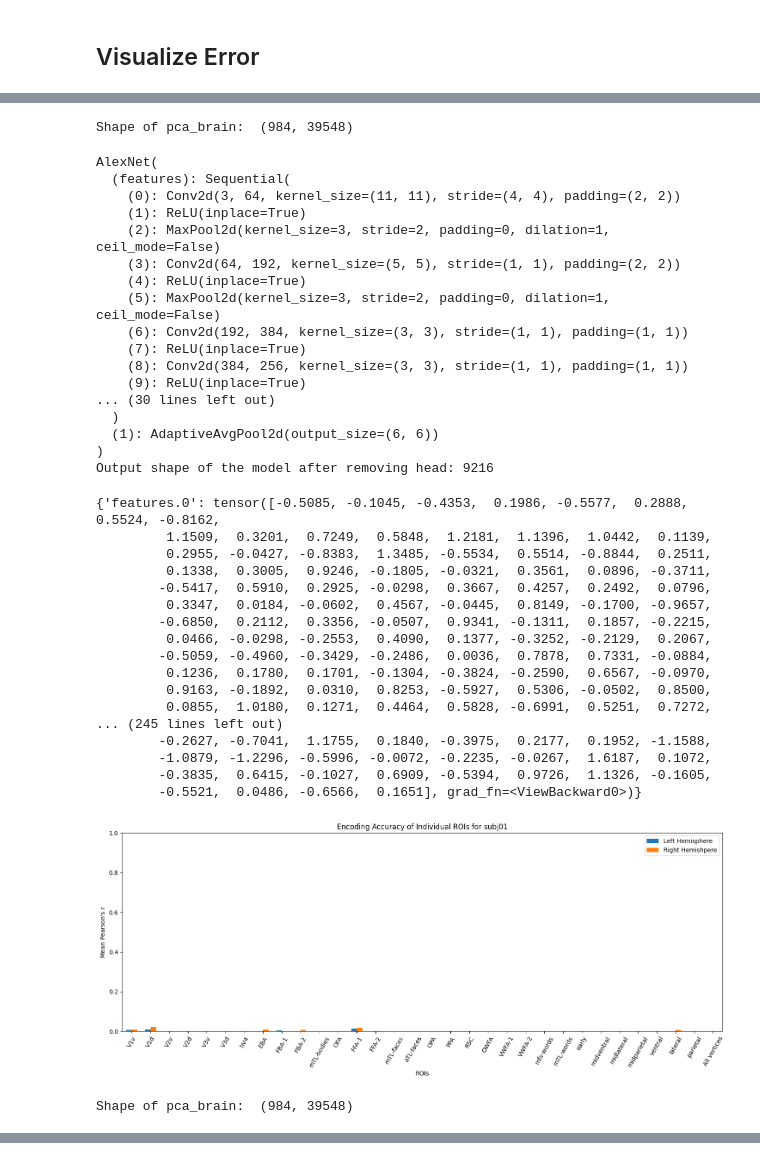
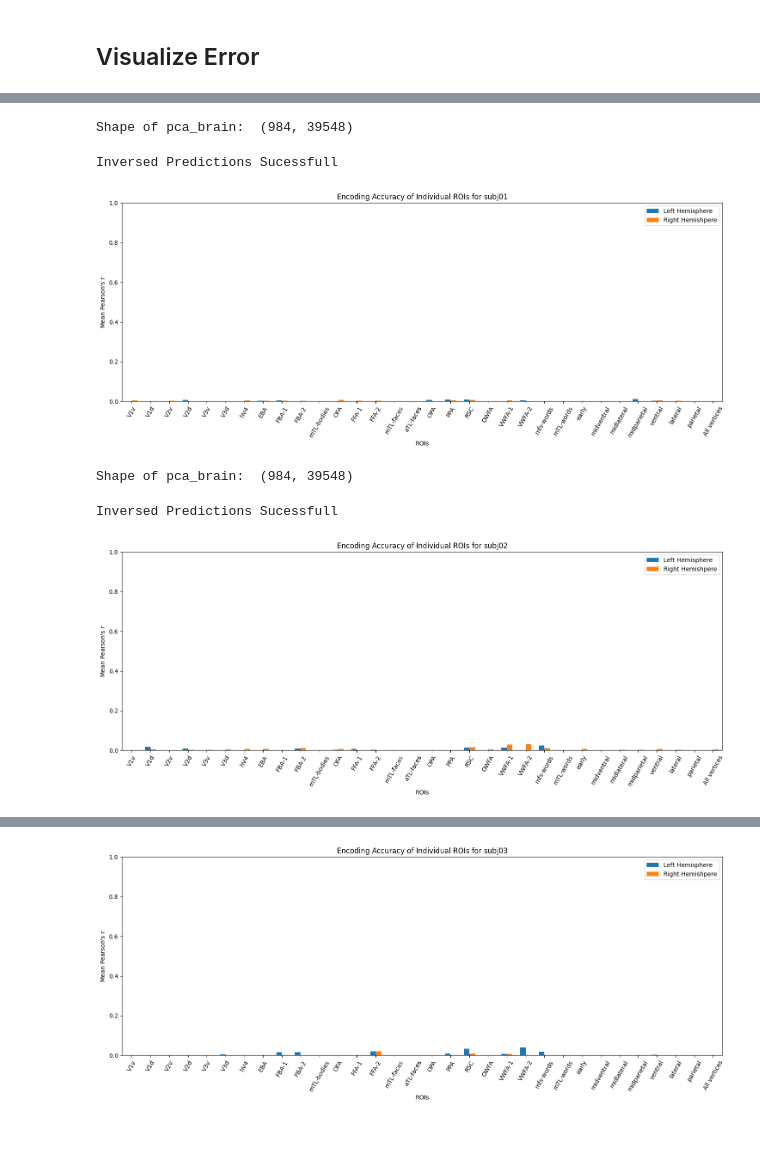
Before and after one commit to RaghavVacher/aml_project_2023, a Jupyter notebook: hpc/prettified model analysis.ipynb, the cells around one changed output, grey strips where cells are left out. Saved outputs shown, nothing was run; the diff lists cells and outputs as text; code cells hidden in the pictures; blank space fills up the shorter version.

Commit message:
ROI plots + script with funcs

```diff
--- a/hpc/prettified model analysis.ipynb
+++ b/hpc/prettified model analysis.ipynb
@@ -14,8 +14,8 @@ fsaverage = datasets.fetch_surf_fsaverage('fsaverage')
 checkpoint_path = '/Users/emilykruger/Documents/GitHub/aml_project_2023/hpc/utils/trained_models/alexnet_LR0.00015_SAMPLES_all_EPOCHS100_BATCHSIZE_64_TIME_2023-12-11_13:10:42.pt'
 backbone = 'alexnet'
 simple_head_state=True
-#subject_id = 3
-#image_id = 34
+subject_id = 3
+image_id = 34
 # %% [markdown]
 # Loading and (Pre-)Processing
 # %%
@@ -278,99 +308,36 @@ for subject_id in list(range(1,8+1)):
     #load images and original activations
     brain, image_paths = load_subject_data(subject_id)
 
     #pick image and activation
     images = []
     for i in range(len(image_paths)):
         image = np.load(image_paths[i])
         image = preprocess(image)
         images.append(image)
     activation = torch.Tensor(brain)
 
-    output_size = 100
-
-    # Check if GPU is available and if not, use CPU
-    device = torch.device('cuda' if torch.cuda.is_available() else 'cpu')
-
-    #Load in model & Create feature extractor
-    trained_model_state_dict = torch.load(checkpoint_path, map_location = device)
-    feature_extractor = torch.hub.load('utils', backbone, source = 'local')
-
-    trained_model = ResNet1HeadID(output_size = output_size, feature_extractor= feature_extractor, simple_head=simple_head_state).eval()
-    trained_model.load_state_dict(trained_model_state_dict["model_state_dict"])
-    trained_model_backbone = trained_model.feature_extractor
-
-    output_layer_names = get_module_names(trained_model_backbone)[1:-1]
-
-    feature_extractor = create_feature_extractor(trained_model_backbone, output_layer_names)
-
-    #Extract features & predict fMRI data
-    outputs = feature_extractor(image.unsqueeze(0))
-    flat_outputs = flatten_features(outputs)
-    predictions = make_prediction(trained_model, flat_outputs, trained_model.head.in_features)
-    print(predictions)
-
     #Inverse transform of preds with frozen PCA models
     pca = get_pca_model(subject_id)
-    inversed_predictions = predictions.copy()
-    for key in inversed_predictions:
-        #convert prediction tensors to np arrays to make it compatible for inverse pca
-        preds = inversed_predictions[key].detach().numpy()
-        preds = torch.Tensor(pca.inverse_transform(preds))
-        # inverse-pca and store in new dict
-        inversed_predictions[key] = preds
 
     #use loaded model from beginning and pass image through
     preds = np.zeros(activation.shape)
     for i, img in enumerate(images):
         pred = trained_model(img.unsqueeze(0))
         inversed_pred = pca.inverse_transform(pred.detach().numpy()).flatten()
         preds[i,:] = inversed_pred
 
     predictions = torch.Tensor(preds)
+    print('Inversed Predictions Sucessfull')
 
     #calculate MNNPC score
     mnnpc = MNNPC()
     score = mnnpc(pred = predictions, gt=activation)
 
     corr_roi_plot(gt_activation=activation, pred_activation=predictions, subject=subject_id)
-
-
-print('final MNNPC score: ', score)
 # %% [output]
 Shape of pca_brain:  (984, 39548)
-AlexNet(
-  (features): Sequential(
-    (0): Conv2d(3, 64, kernel_size=(11, 11), stride=(4, 4), padding=(2, 2))
-    (1): ReLU(inplace=True)
-    (2): MaxPool2d(kernel_size=3, stride=2, padding=0, dilation=1, ceil_mode=False)
-    (3): Conv2d(64, 192, kernel_size=(5, 5), stride=(1, 1), padding=(2, 2))
-    (4): ReLU(inplace=True)
-    (5): MaxPool2d(kernel_size=3, stride=2, padding=0, dilation=1, ceil_mode=False)
-    (6): Conv2d(192, 384, kernel_size=(3, 3), stride=(1, 1), padding=(1, 1))
-    (7): ReLU(inplace=True)
-    (8): Conv2d(384, 256, kernel_size=(3, 3), stride=(1, 1), padding=(1, 1))
-    (9): ReLU(inplace=True)
-... (30 lines left out)
-  )
-  (1): AdaptiveAvgPool2d(output_size=(6, 6))
-)
-Output shape of the model after removing head: 9216
+Inversed Predictions Sucessfull
+[figure, new version]
-{'features.0': tensor([-0.5085, -0.1045, -0.4353,  0.1986, -0.5577,  0.2888,  0.5524, -0.8162,
-         1.1509,  0.3201,  0.7249,  0.5848,  1.2181,  1.1396,  1.0442,  0.1139,
-         0.2955, -0.0427, -0.8383,  1.3485, -0.5534,  0.5514, -0.8844,  0.2511,
-         0.1338,  0.3005,  0.9246, -0.1805, -0.0321,  0.3561,  0.0896, -0.3711,
-        -0.5417,  0.5910,  0.2925, -0.0298,  0.3667,  0.4257,  0.2492,  0.0796,
-         0.3347,  0.0184, -0.0602,  0.4567, -0.0445,  0.8149, -0.1700, -0.9657,
-        -0.6850,  0.2112,  0.3356, -0.0507,  0.9341, -0.1311,  0.1857, -0.2215,
-         0.0466, -0.0298, -0.2553,  0.4090,  0.1377, -0.3252, -0.2129,  0.2067,
-        -0.5059, -0.4960, -0.3429, -0.2486,  0.0036,  0.7878,  0.7331, -0.0884,
-         0.1236,  0.1780,  0.1701, -0.1304, -0.3824, -0.2590,  0.6567, -0.0970,
-         0.9163, -0.1892,  0.0310,  0.8253, -0.5927,  0.5306, -0.0502,  0.8500,
-         0.0855,  1.0180,  0.1271,  0.4464,  0.5828, -0.6991,  0.5251,  0.7272,
-... (245 lines left out)
-        -0.2627, -0.7041,  1.1755,  0.1840, -0.3975,  0.2177,  0.1952, -1.1588,
-        -1.0879, -1.2296, -0.5996, -0.0072, -0.2235, -0.0267,  1.6187,  0.1072,
-        -0.3835,  0.6415, -0.1027,  0.6909, -0.5394,  0.9726,  1.1326, -0.1605,
-        -0.5521,  0.0486, -0.6566,  0.1651], grad_fn=<ViewBackward0>)}
+Shape of pca_brain:  (984, 39548)
-[figure, old version]
-Shape of pca_brain:  (984, 39548)
+Inversed Predictions Sucessfull
+[figure, new version]
@@ -395,0 +346 @@ Shape of pca_brain:  (908, 39548)
+[figure, new version]
```
Also changed, not shown: parts of 10 cells of this notebook, 1 other file.
